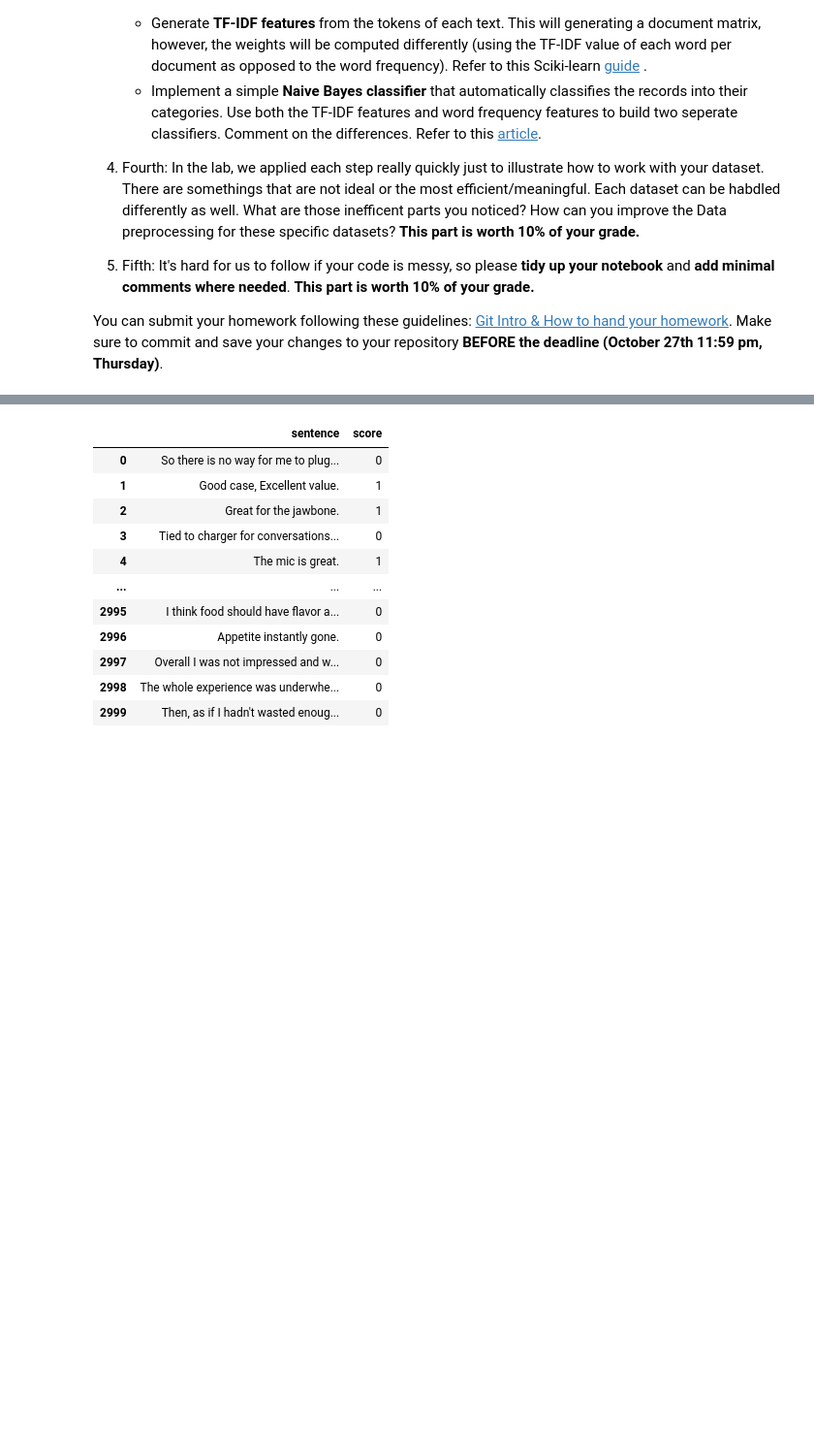
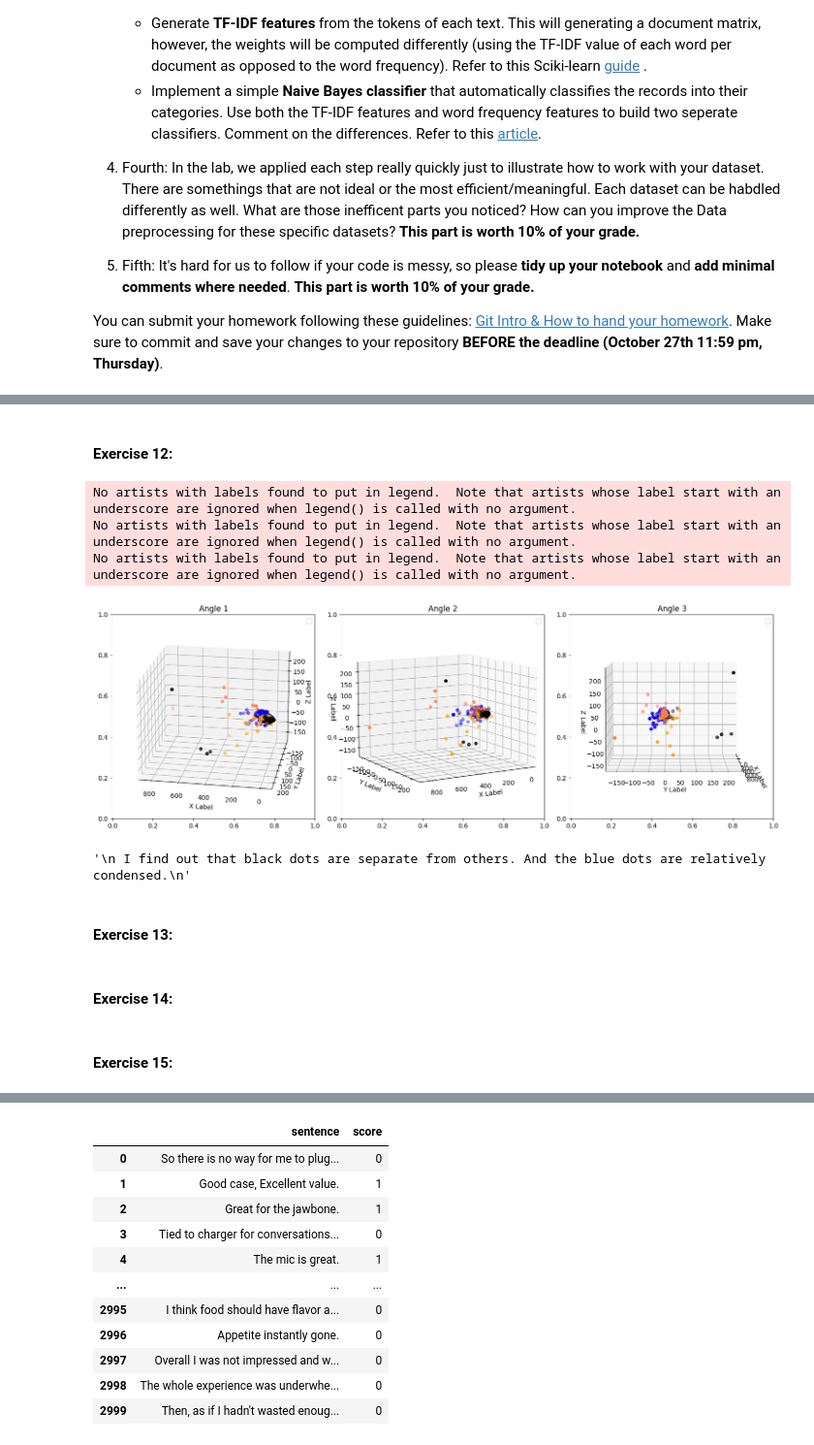
Before and after one commit to waylon620/DM2023-Lab1-Master, a Jupyter notebook: Homework/DM2023-Lab1-Homework.ipynb, the cells around one changed output, grey strips where cells are left out. Shown at 97% size. Drawn from its saved outputs; the diff is of its cells as text; code cells hidden in the pictures; blank space fills up the shorter version.

```diff
--- a/Homework/DM2023-Lab1-Homework.ipynb
+++ b/Homework/DM2023-Lab1-Homework.ipynb
@@ -33,0 +253,51 @@ You can submit your homework following these guidelines: [Git Intro & How to han
+# %% [markdown]
+#### Exercise 12:
+# %%
+# Answer here
+import matplotlib.pyplot as plt
+from sklearn.decomposition import PCA
+from mpl_toolkits.mplot3d import Axes3D
+
+col = ['coral', 'blue', 'black', 'orange']
+X_reduced = PCA(n_components = 3).fit_transform(X_counts.toarray())
+
+fig, axs = plt.subplots(1, 3, figsize=(15, 5))
+
+# Set different camera angles for each subplot
+view_angles = [(20, 100), (10, 60), (5, 00)]
+
+for i, ax in enumerate(axs):
+    ax = fig.add_subplot(1, 3, i + 1, projection='3d')
+    ax.set_title(f'Angle {i + 1}')
+
+    for c, category in zip(col, categories):
+        xs = X_reduced[X['category_name'] == category].T[0]
+        ys = X_reduced[X['category_name'] == category].T[1]
+        zs = X_reduced[X['category_name'] == category].T[2]
+
+        ax.scatter(xs, ys, zs, c=c, marker='o')
+
+    # Set labels and legend
+    ax.set_xlabel('X Label')
+    ax.set_ylabel('Y Label')
+    ax.set_zlabel('Z Label')
+    ax.legend()
+
+    # Set the camera angle
+    ax.view_init(elev=view_angles[i][0], azim=view_angles[i][1])
+
+# Adjust layout and display the figure
+plt.tight_layout()
+plt.show()
+
+'''
+ I find out that black dots are separate from others. And the blue dots are relatively condensed.
+'''
+# %% [output]
+No artists with labels found to put in legend.  Note that artists whose label start with an underscore are ignored when legend() is called with no argument.
+No artists with labels found to put in legend.  Note that artists whose label start with an underscore are ignored when legend() is called with no argument.
+No artists with labels found to put in legend.  Note that artists whose label start with an underscore are ignored when legend() is called with no argument.
+[figure, added]
+'\n I find out that black dots are separate from others. And the blue dots are relatively condensed.\n'
+# %% [markdown]
+#### Exercise 13:
@@ -33,0 +319,2 @@ You can submit your homework following these guidelines: [Git Intro & How to han
+# %% [markdown]
+#### Exercise 14:
@@ -33,0 +335,2 @@ You can submit your homework following these guidelines: [Git Intro & How to han
+# %% [markdown]
+#### Exercise 15:
```
Also changed, not shown: parts of 26 cells of this notebook, 1 other file.
